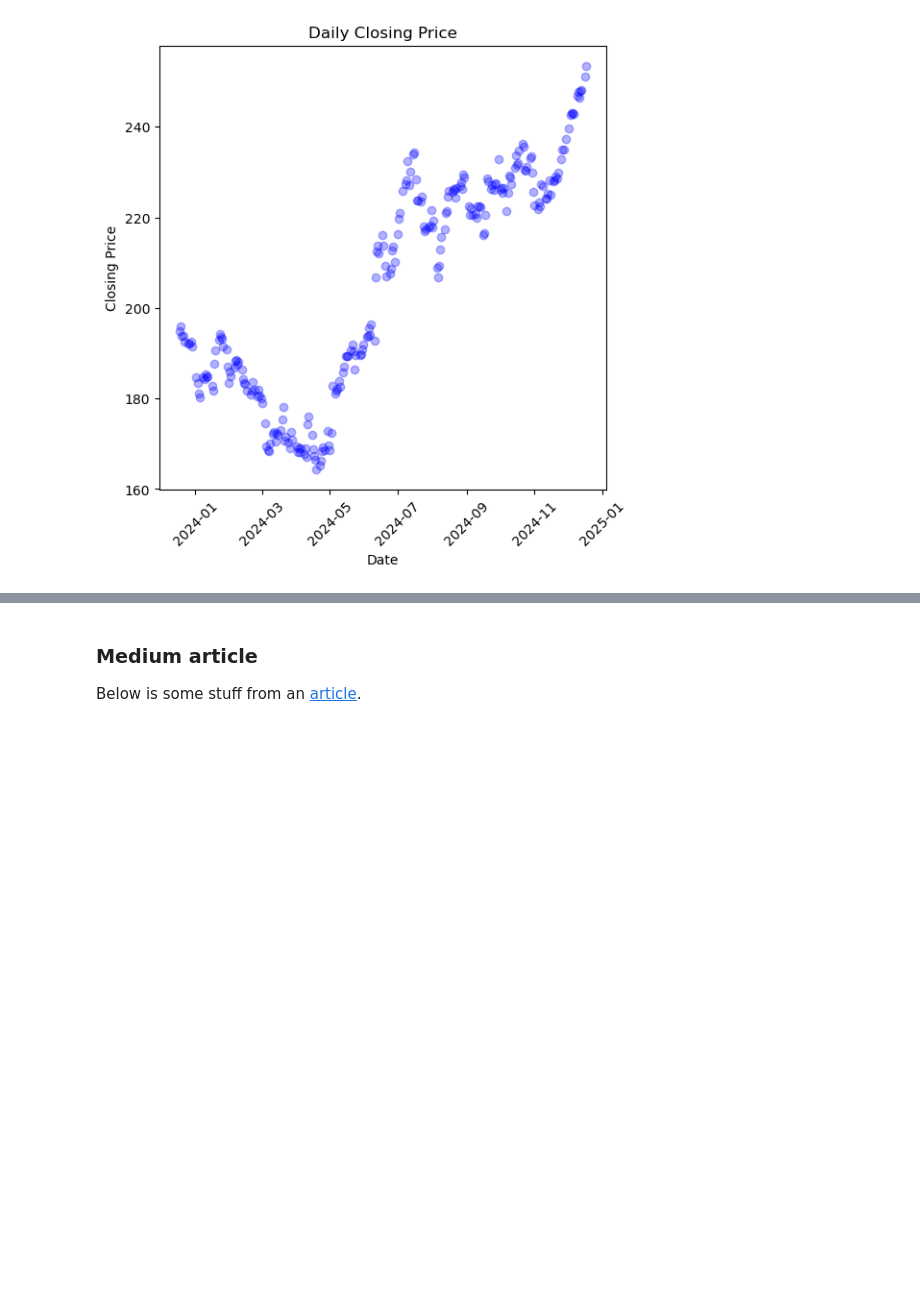
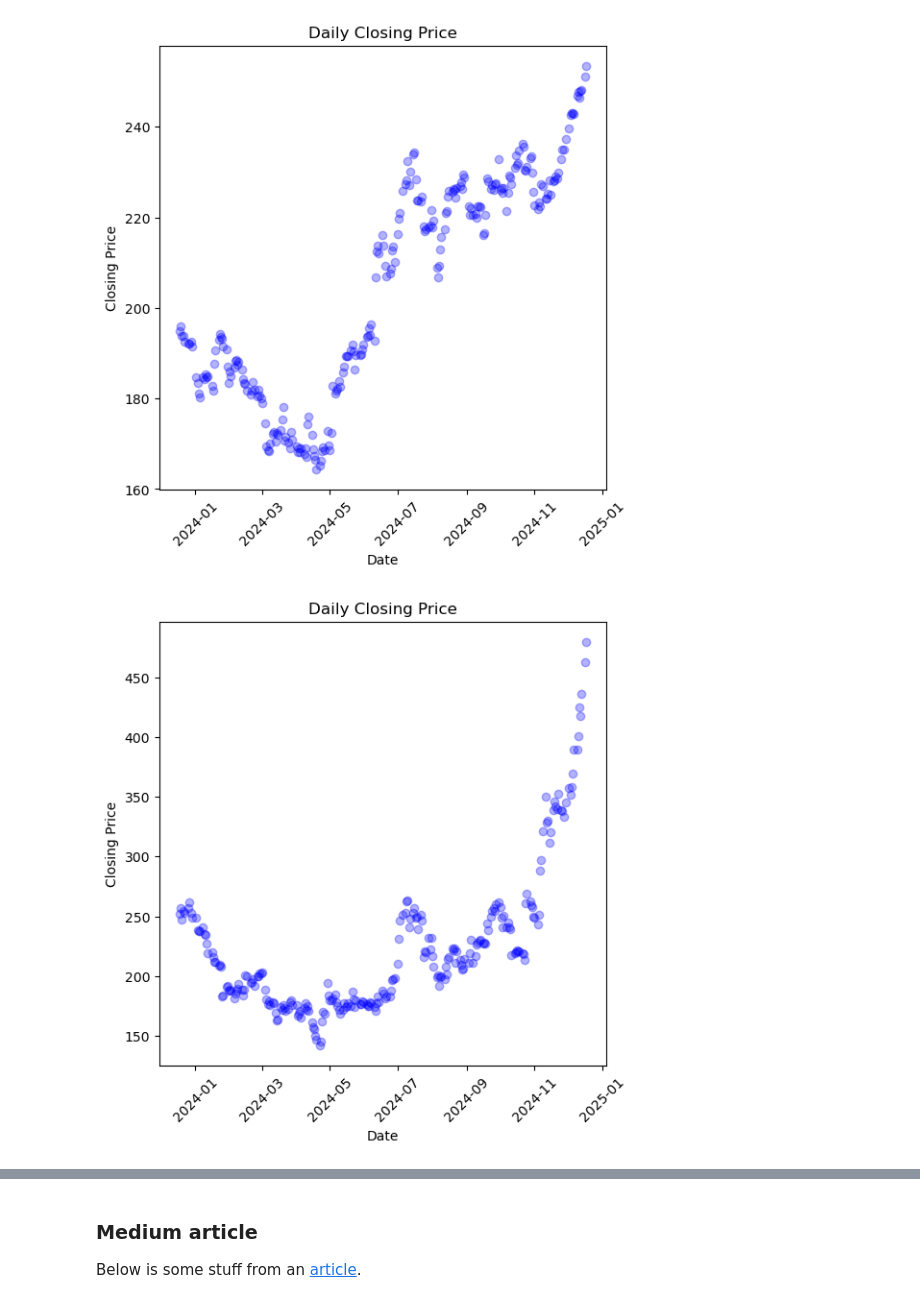
Before and after one commit to sunscorched/OptionsPricing, a Jupyter notebook: options_pricing.ipynb, the cells around one changed output, grey strips where cells are left out. Cells and saved outputs as stored; diff of their text form; code cells hidden in the pictures; blank space fills up the shorter version.

Commit message:
added Tesla stock

```diff
--- a/options_pricing.ipynb
+++ b/options_pricing.ipynb
@@ -113,3 +111,24 @@ plt.xticks(rotation=45)  # Rotate x-axis labels for readability
 plt.show()
 # %% [output]
 [figure]
+# %%
+# Define the ticker symbol
+ticker_symbol = "TSLA" # Tesla
+
+# Create a Ticker object
+ticker = yf.Ticker(ticker_symbol)
+
+# Fetch historical market data
+historical_data = ticker.history(period="1y")  # data for the last year
+tesla = pd.DataFrame(historical_data)
+# %%
+# Plot daily closing price
+plt.figure(figsize=(6, 6))
+plt.scatter(tesla.index, tesla['Close'], color = 'b', alpha = 0.3)
+plt.xlabel('Date')
+plt.ylabel('Closing Price')
+plt.title('Daily Closing Price')
+plt.xticks(rotation=45)  # Rotate x-axis labels for readability
+plt.show()
+# %% [output]
+[figure, added]
```
Also changed, not shown: parts of 6 cells of this notebook.
